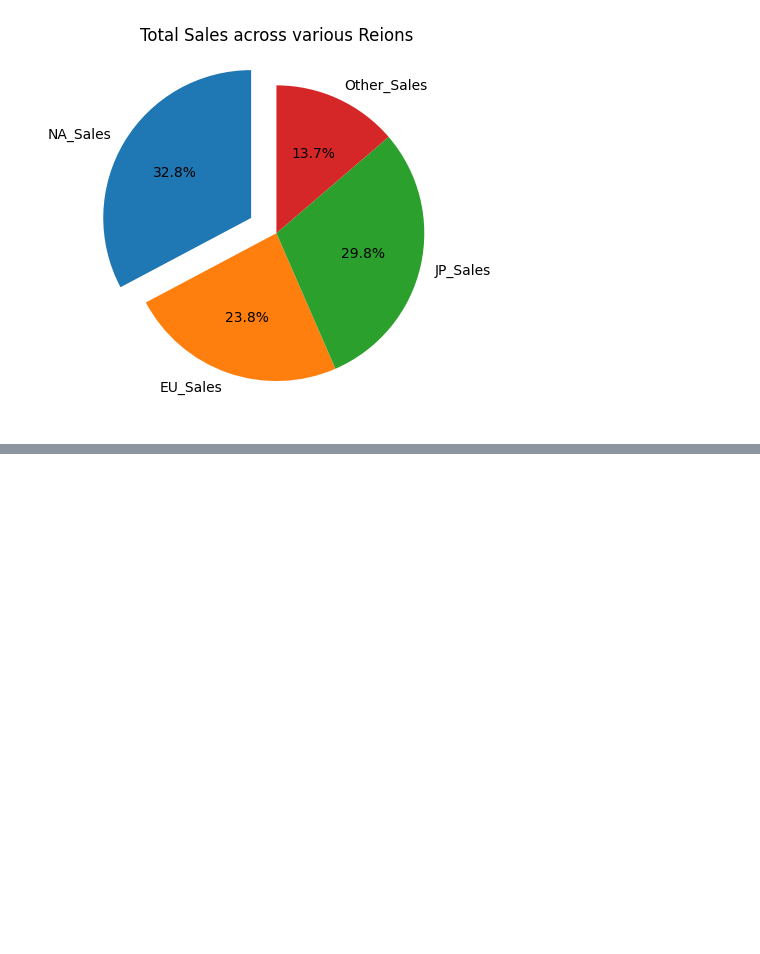
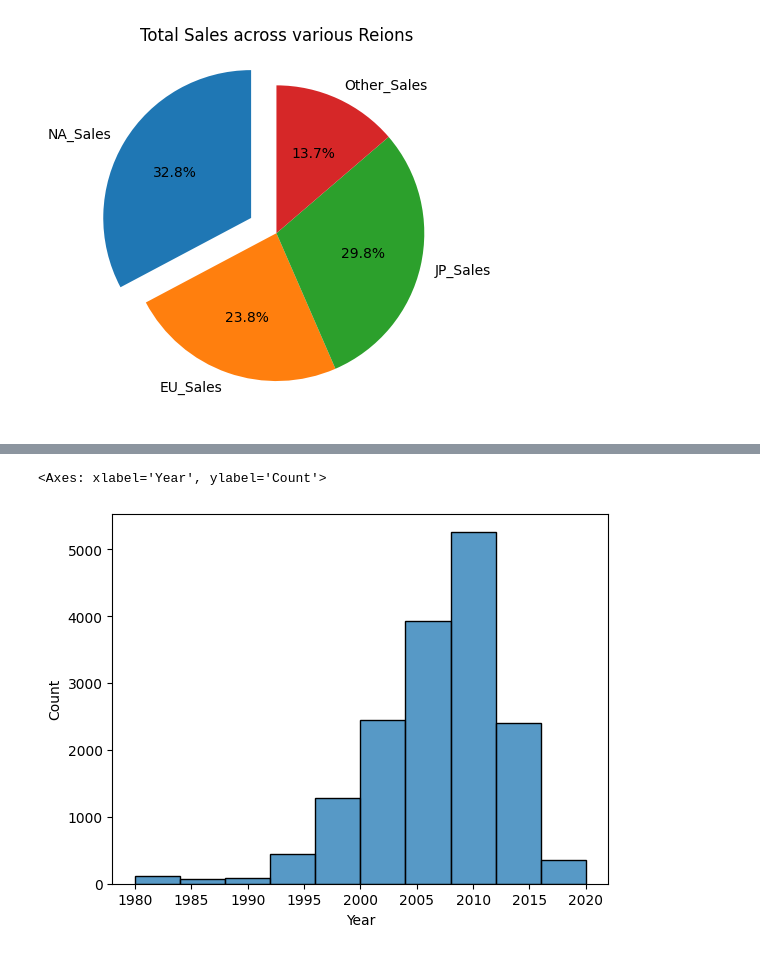
Before and after one commit to Akshay-Dharmik7/Matplotlib-Tutorial, a Jupyter notebook: 08_practice.ipynb, the cells around one changed output, grey strips where cells are left out. Drawn from its saved outputs; the diff is of its cells as text; code cells hidden in the pictures; blank space fills up the shorter version.

```diff
--- a/08_practice.ipynb
+++ b/08_practice.ipynb
@@ -154,0 +176,5 @@ plt.show()
+# %%
+sns.histplot(data['Year'], bins=10)
+# %% [output]
+<Axes: xlabel='Year', ylabel='Count'>
+[figure, added]
```
Also changed, not shown: parts of 17 cells of this notebook.
